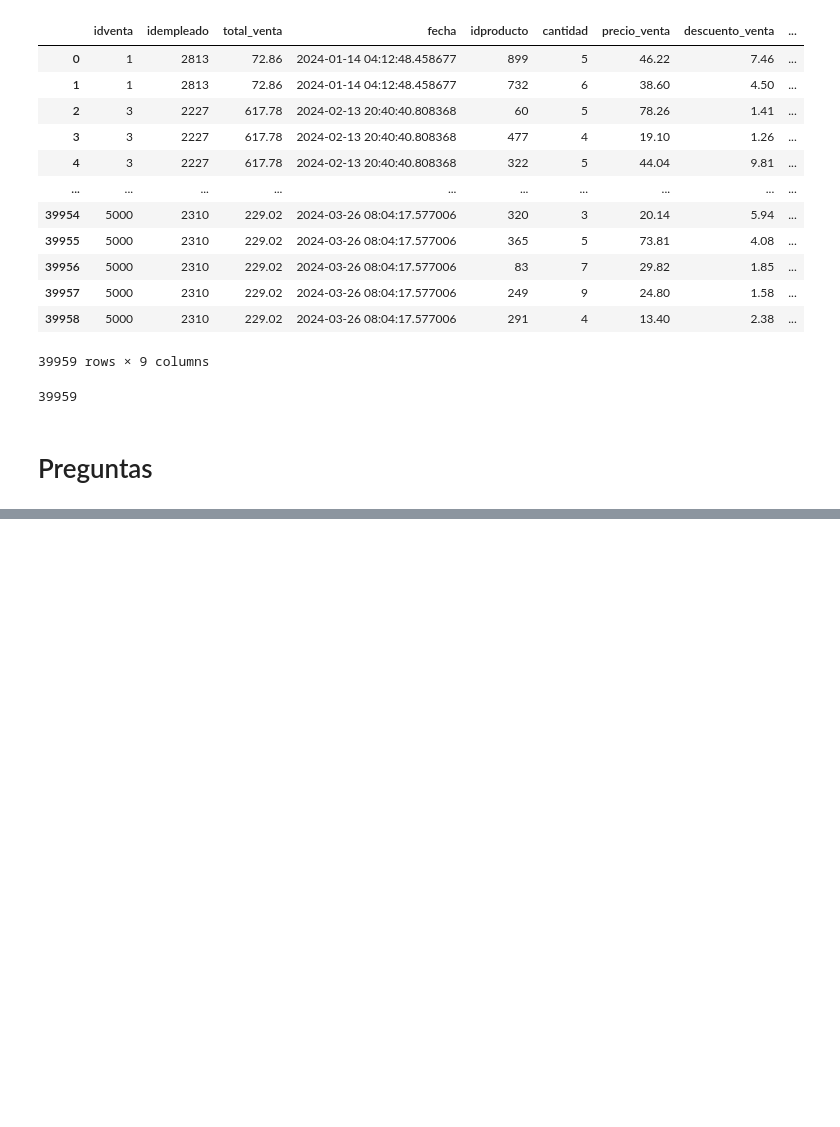
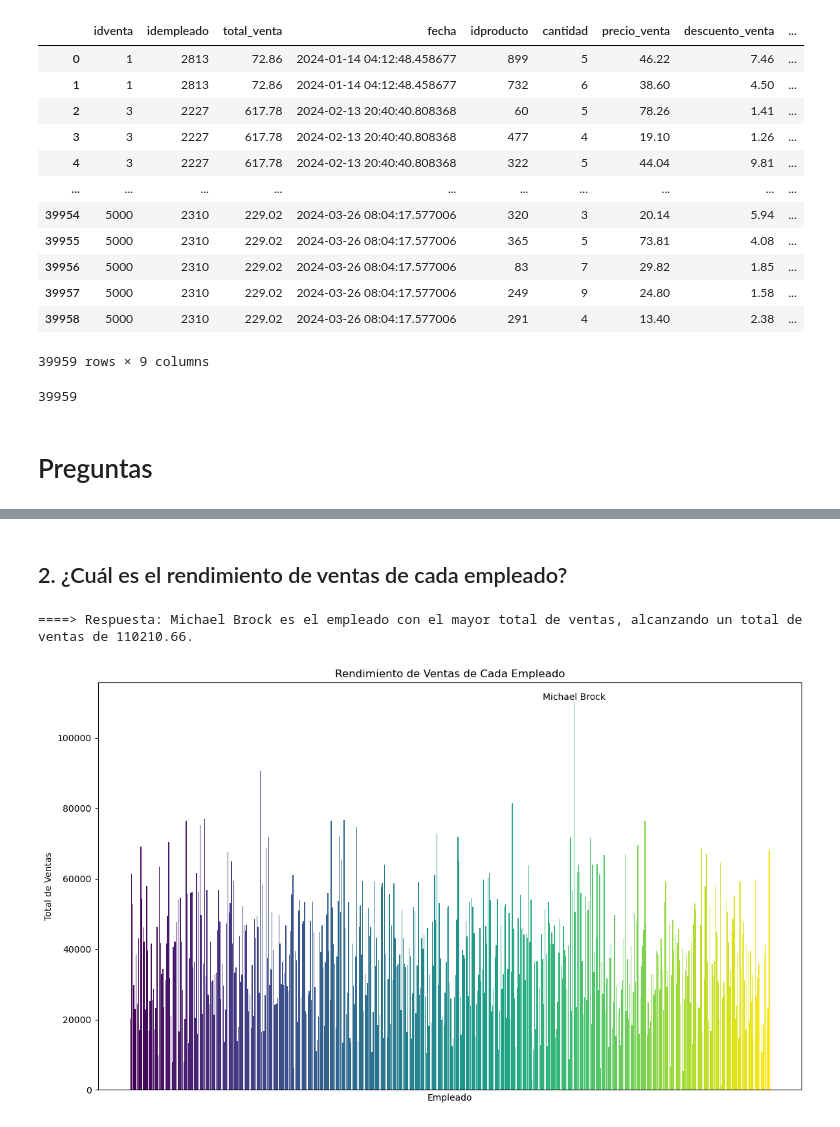
Before and after one commit to yosefmarr/python-final-project, a Jupyter notebook: etl.ipynb, the cells around one changed output, grey strips where cells are left out. Saved outputs shown, nothing was run; the diff lists cells and outputs as text; code cells hidden in the pictures; blank space fills up the shorter version.

```diff
--- a/etl.ipynb
+++ b/etl.ipynb
@@ -369,0 +343,36 @@ factVentas.to_sql('factVentas', etl_driver, index=False, if_exists='append')
+# %% [markdown]
+## 2. ¿Cuál es el rendimiento de ventas de cada empleado?
+# %%
+# Obteniendo datos de empleados y ventas
+ventas_empleado = pd.merge(factVentas, dimEmpleado, on='idempleado')
+ventas_empleado = ventas_empleado.rename(columns={'nombre': 'nombre_empleado'})
+
+# Calculando el total de ventas por empleado
+total_ventas_empleado = ventas_empleado.groupby('nombre_empleado')['total_venta'].sum().reset_index()
+
+# Identificando el empleado con máximas ventas
+empleado_max_venta = total_ventas_empleado.loc[total_ventas_empleado['total_venta'].idxmax()]
+print(f"====> Respuesta: {empleado_max_venta['nombre_empleado']} es el empleado con el mayor total de ventas, alcanzando un total de ventas de {empleado_max_venta['total_venta']}.")
+
+# Asignando un color único a cada empleado usando una paleta diversa
+colors = plt.cm.viridis(np.linspace(0, 1, len(total_ventas_empleado)))
+
+# Graficando
+plt.figure(figsize=(12, 7))
+bars = plt.bar(total_ventas_empleado['nombre_empleado'], total_ventas_empleado['total_venta'], color=colors)
+
+plt.xlabel('Empleado')
+plt.ylabel('Total de Ventas')
+plt.title('Rendimiento de Ventas de Cada Empleado')
+plt.xticks([])
+
+# Agregando el nombre del empleado con las máximas ventas sobre la barra correspondiente
+for bar, name, value in zip(bars, total_ventas_empleado['nombre_empleado'], total_ventas_empleado['total_venta']):
+    if name == empleado_max_venta['nombre_empleado']:
+        plt.text(bar.get_x() + bar.get_width()/2, value, name, va='bottom', ha='center', color='black', fontsize=10)
+
+plt.tight_layout()
+plt.show()
+# %% [output]
+====> Respuesta: Michael Brock es el empleado con el mayor total de ventas, alcanzando un total de ventas de 110210.66.
+[figure, added]
```
Also changed, not shown: parts of 11 cells of this notebook.
